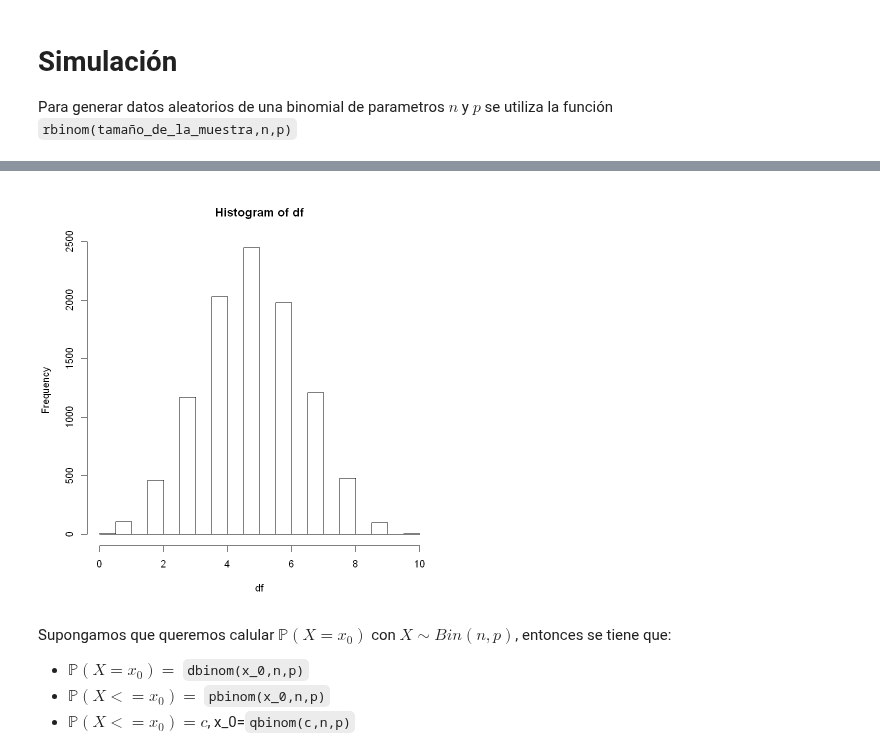
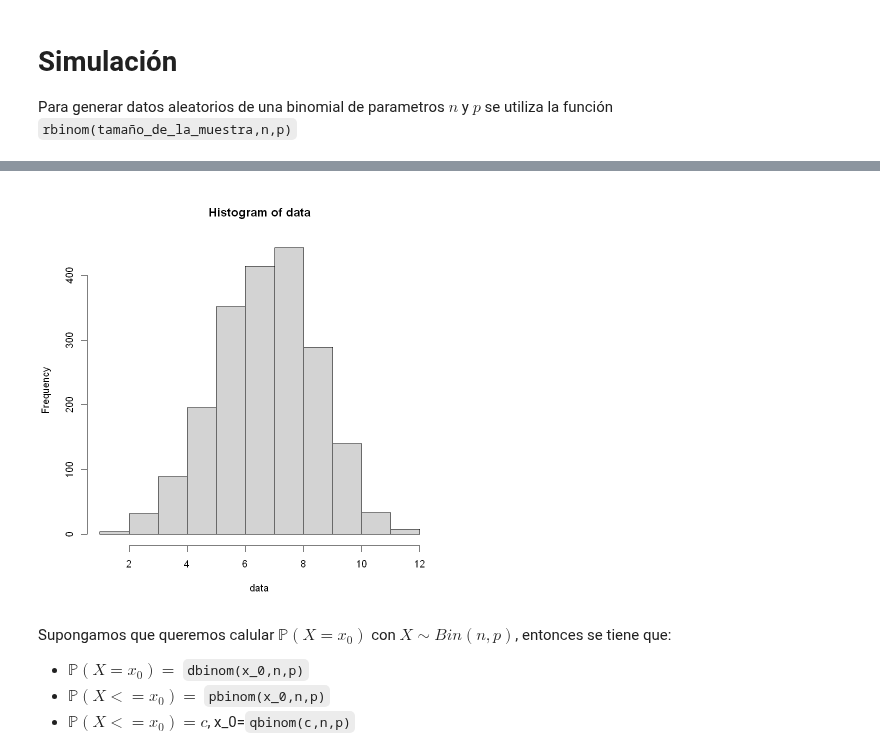
Before and after one commit to Fabimath/LEC-PYE, a Jupyter notebook: Clases/Clase_04.ipynb, the cells around one changed output, grey strips where cells are left out. Saved outputs shown, nothing was run; the diff lists cells and outputs as text; code cells hidden in the pictures.

```diff
--- a/Clases/Clase_04.ipynb
+++ b/Clases/Clase_04.ipynb
@@ -138,0 +117,4 @@ df
+# %%
+set.seed(1)
+data = rbinom(2000,12,0.6)
+data
@@ -139,7 +139,7 @@ df
 # %%
-hist(df)
+hist(data)
 # %% [output]
-[figure, old version]
+[figure, new version]
 # %% [markdown]
 Supongamos que queremos calular $\mathbb{P}(X = x_0)$ con $X\sim Bin(n,p)$, entonces se tiene que:
 * $\mathbb{P}(X = x_0) =$ `dbinom(x_0,n,p)`
```
Also changed, not shown: parts of 5 cells of this notebook.
